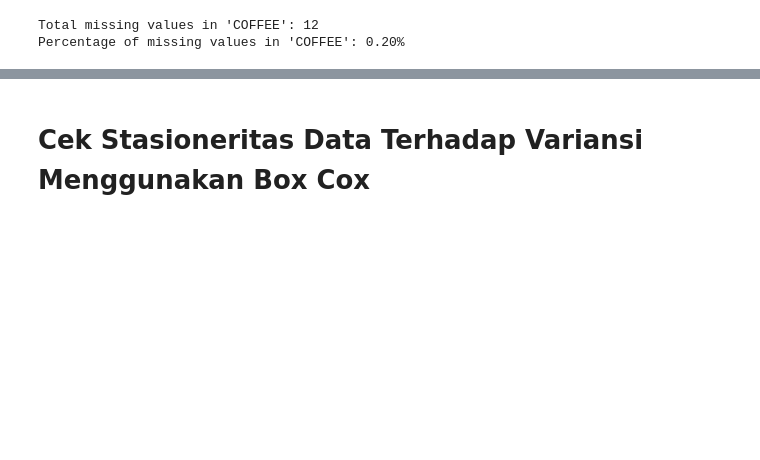
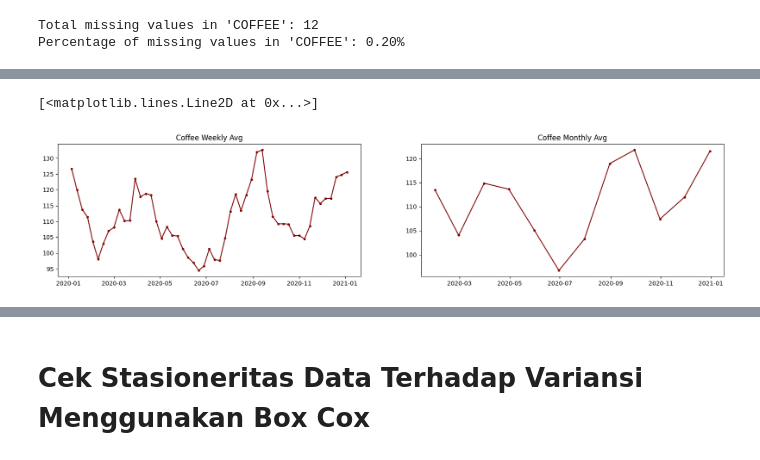
Before and after one commit to firarru/Analisis-Deret-Waktu, a Jupyter notebook: Tubes_ADW.ipynb, the cells around one changed output, grey strips where cells are left out. Drawn from its saved outputs; the diff is of its cells as text; code cells hidden in the pictures; blank space fills up the shorter version.

```diff
--- a/Tubes_ADW.ipynb
+++ b/Tubes_ADW.ipynb
@@ -170,0 +205,14 @@ df2.head()
+# %%
+df1_weekly_avg = df1.resample('W').mean()
+df1_monthly_avg = df1.resample('M').mean()
+
+plt.figure(figsize=(20,4))
+plt.subplot(121)
+plt.title('Coffee Weekly Avg')
+plt.plot(df1_weekly_avg, "-o", markersize=3, color='maroon')
+plt.subplot(122)
+plt.title('Coffee Monthly Avg')
+plt.plot(df1_monthly_avg, "-o", markersize=3, color='maroon')
+# %% [output]
+[<matplotlib.lines.Line2D at 0x...>]
+[figure, added]
```
Also changed, not shown: parts of 60 cells of this notebook.
